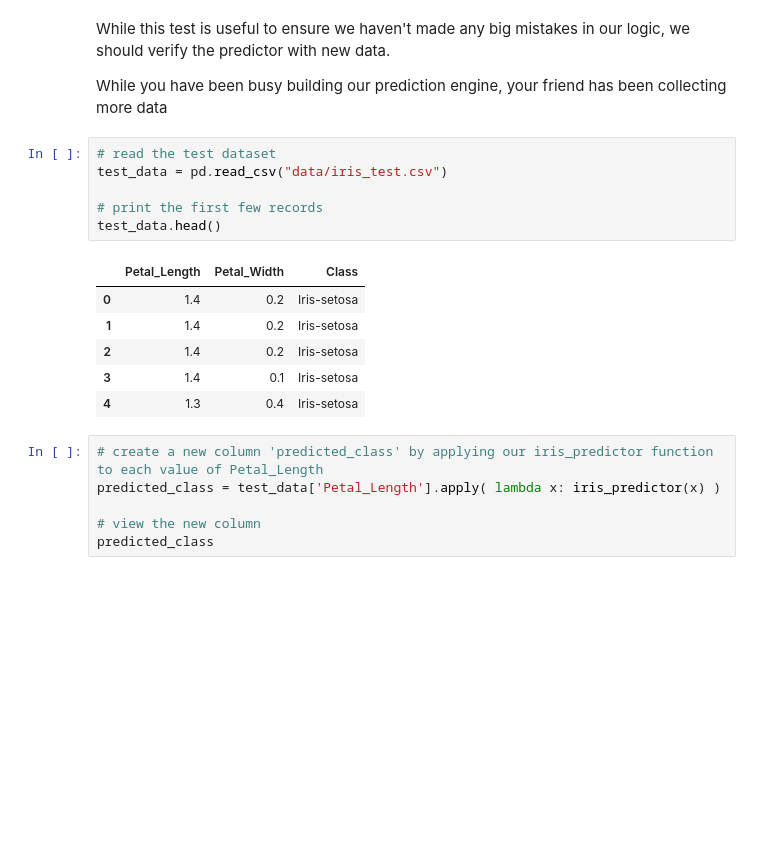
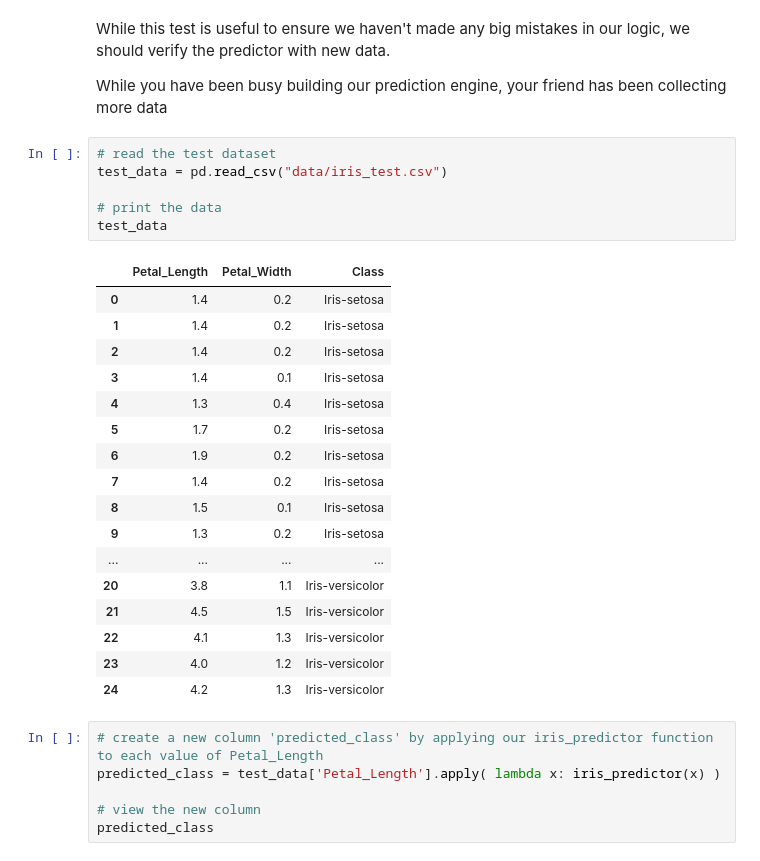
Before and after one commit to snowch/ml-101, a Jupyter notebook: 01_sans_machine_learning.ipynb, the cells around one changed output. Saved outputs shown, nothing was run; the diff lists cells and outputs as text; blank space fills up the shorter version.

```diff
--- a/01_sans_machine_learning.ipynb
+++ b/01_sans_machine_learning.ipynb
@@ -111,16 +111,27 @@ While you have been busy building our prediction engine, your friend has been co
 # %%
 # read the test dataset
 test_data = pd.read_csv("data/iris_test.csv")
 
-# print the first few records
-test_data.head()
+# print the data
+test_data
 # %% [output]
 |  | Petal_Length | Petal_Width | Class |
 | 0 | 1.4 | 0.2 | Iris-setosa |
 | 1 | 1.4 | 0.2 | Iris-setosa |
 | 2 | 1.4 | 0.2 | Iris-setosa |
 | 3 | 1.4 | 0.1 | Iris-setosa |
 | 4 | 1.3 | 0.4 | Iris-setosa |
+| 5 | 1.7 | 0.2 | Iris-setosa |
+| 6 | 1.9 | 0.2 | Iris-setosa |
+| 7 | 1.4 | 0.2 | Iris-setosa |
+| 8 | 1.5 | 0.1 | Iris-setosa |
+| 9 | 1.3 | 0.2 | Iris-setosa |
+| ... | ... | ... | ... |
+| 20 | 3.8 | 1.1 | Iris-versicolor |
+| 21 | 4.5 | 1.5 | Iris-versicolor |
+| 22 | 4.1 | 1.3 | Iris-versicolor |
+| 23 | 4.0 | 1.2 | Iris-versicolor |
+| 24 | 4.2 | 1.3 | Iris-versicolor |
 # %%
 # create a new column 'predicted_class' by applying our iris_predictor function to each value of Petal_Length
 predicted_class = test_data['Petal_Length'].apply( lambda x: iris_predictor(x) )
```
Also changed, not shown: parts of 2 cells of this notebook.
